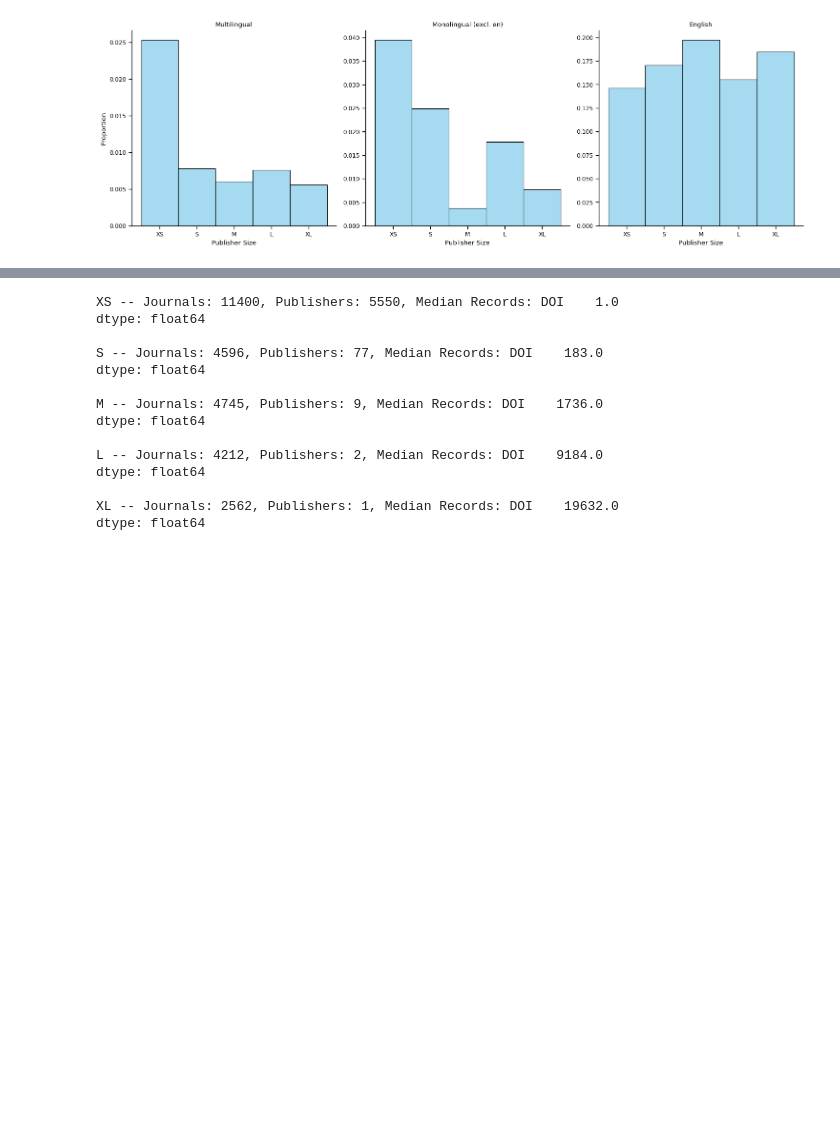
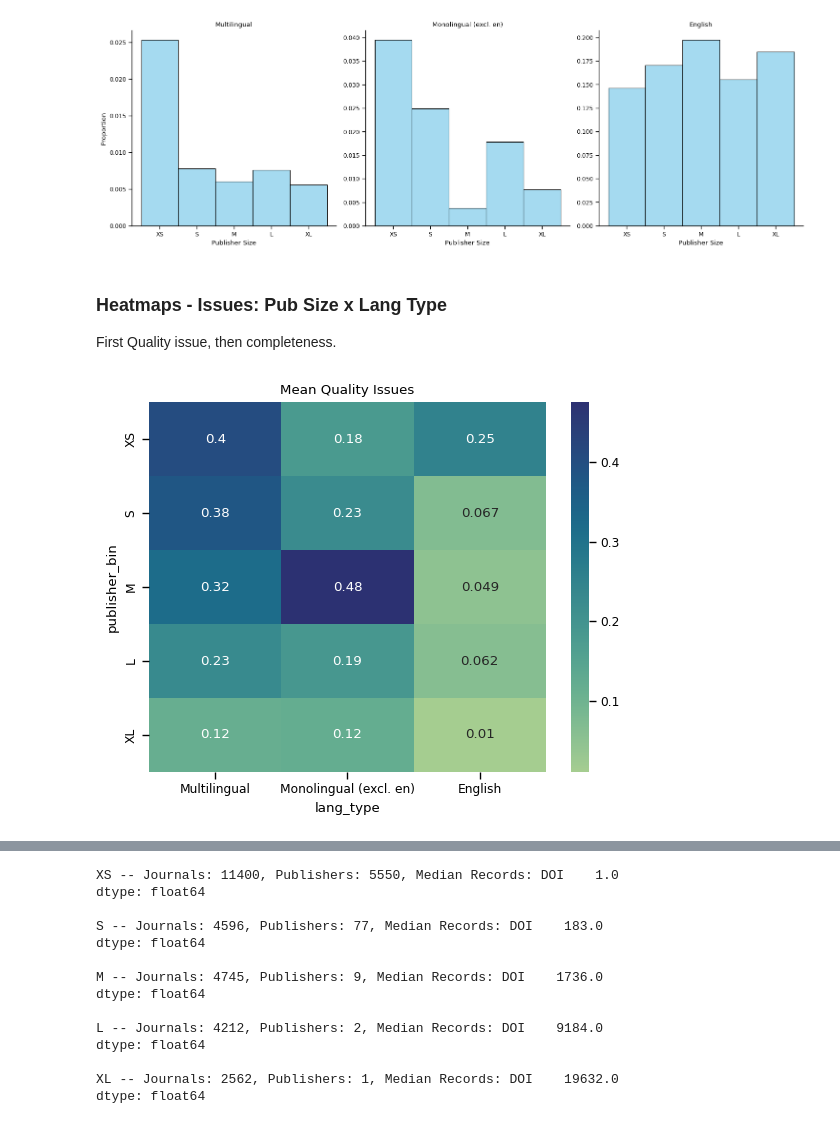
Before and after one commit to ShillyJWakes/crossref-metadata-heurestics, a Jupyter notebook: notebooks/visualizations_descriptives.ipynb, the cells around one changed output, grey strips where cells are left out. Saved outputs shown, nothing was run; the diff lists cells and outputs as text; code cells hidden in the pictures; blank space fills up the shorter version.

Commit message:
Additional Figures; updated viz & numbers notebook

```diff
--- a/notebooks/visualizations_descriptives.ipynb
+++ b/notebooks/visualizations_descriptives.ipynb
@@ -19,7 +23,8 @@ df = pd.read_csv(output_dir / '04_language_detection.csv',
 # %%
-completeness = ['no_author', 'no_language', 'no_title', 'no_abstract', 'author_characters', 'affiliation_missing']
+completeness = ['no_author', 'no_language', 'no_title',
+                'no_abstract', 'author_characters', 'affiliation_missing']
 quality = ['author_sequence', 'author_institutions',
-             'abstract_multi_lang', 'title_language', 'author_uppercase',
-             'author_honorific']
+           'abstract_multi_lang', 'title_language',
+           'author_uppercase','author_honorific']
 df['completeness_errors'] = df[completeness].sum(axis=1)
 df['quality_errors'] = df[quality].sum(axis=1)
@@ -115,3 +128,13 @@ plt.savefig(figure_dir / 'pubsize_x_langtype.png', format='png', bbox_inches='ti
 plt.show()
 # %% [output]
 [figure]
+# %% [markdown]
+### Heatmaps - Issues: Pub Size x Lang Type
+
+First Quality issue, then completeness.
+# %%
+fng = sns.heatmap(pivot, annot=True, cmap ='crest').set(title='Mean Quality Issues')
+plt.savefig(figure_dir / 'size_lang_heatmap.png', format='png', dpi=600)
+plt.show()
+# %% [output]
+[figure, added]
```
Also changed, not shown: parts of 15 cells of this notebook, 2 other files.
